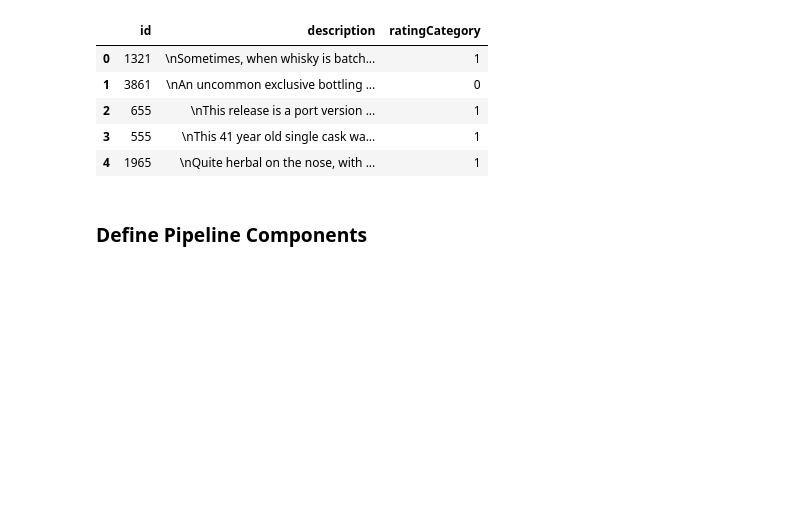
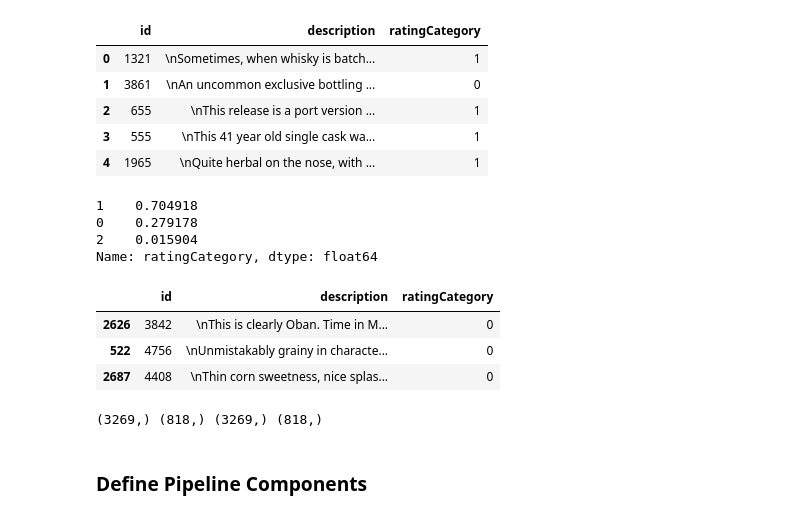
Before and after one commit to Bayaniblues/Unit-4, a Jupyter notebook: module3-document-classification/LS_DS_413_Document_Classification_Assignment.ipynb, the cells around one changed output. Drawn from its saved outputs; the diff is of its cells as text; code cells hidden in the pictures; blank space fills up the shorter version.

```diff
--- a/module3-document-classification/LS_DS_413_Document_Classification_Assignment.ipynb
+++ b/module3-document-classification/LS_DS_413_Document_Classification_Assignment.ipynb
@@ -45,5 +45,33 @@ train.head()
 | 2 | 655 | \nThis release is a port version ... | 1 |
 | 3 | 555 | \nThis 41 year old single cask wa... | 1 |
 | 4 | 1965 | \nQuite herbal on the nose, with ... | 1 |
+# %%
+train.ratingCategory.value_counts(normalize=True)
+# %% [output]
+1    0.704918
+0    0.279178
+2    0.015904
+Name: ratingCategory, dtype: float64
+# %%
+pd.set_option('display.max_colwidth', 0)
+
+train[train.ratingCategory == 0].sample(3)
+# %% [output]
+|  | id | description | ratingCategory |
+| 2626 | 3842 | \nThis is clearly Oban. Time in M... | 0 |
+| 522 | 4756 | \nUnmistakably grainy in characte... | 0 |
+| 2687 | 4408 | \nThin corn sweetness, nice splas... | 0 |
+# %%
+from sklearn.model_selection import train_test_split
+
+X_train, X_test, y_train, y_test = train_test_split(train['description'],
+                                                    train['ratingCategory'],
+                                                    test_size=0.2,
+                                                    stratify=train['ratingCategory'],
+                                                    random_state=42)
+
+print(X_train.shape, X_test.shape, y_train.shape, y_test.shape)
+# %% [output]
+(3269,) (818,) (3269,) (818,)
 # %% [markdown]
 ### Define Pipeline Components
```
Also changed, not shown: parts of 10 cells of this notebook, 7 other files.
